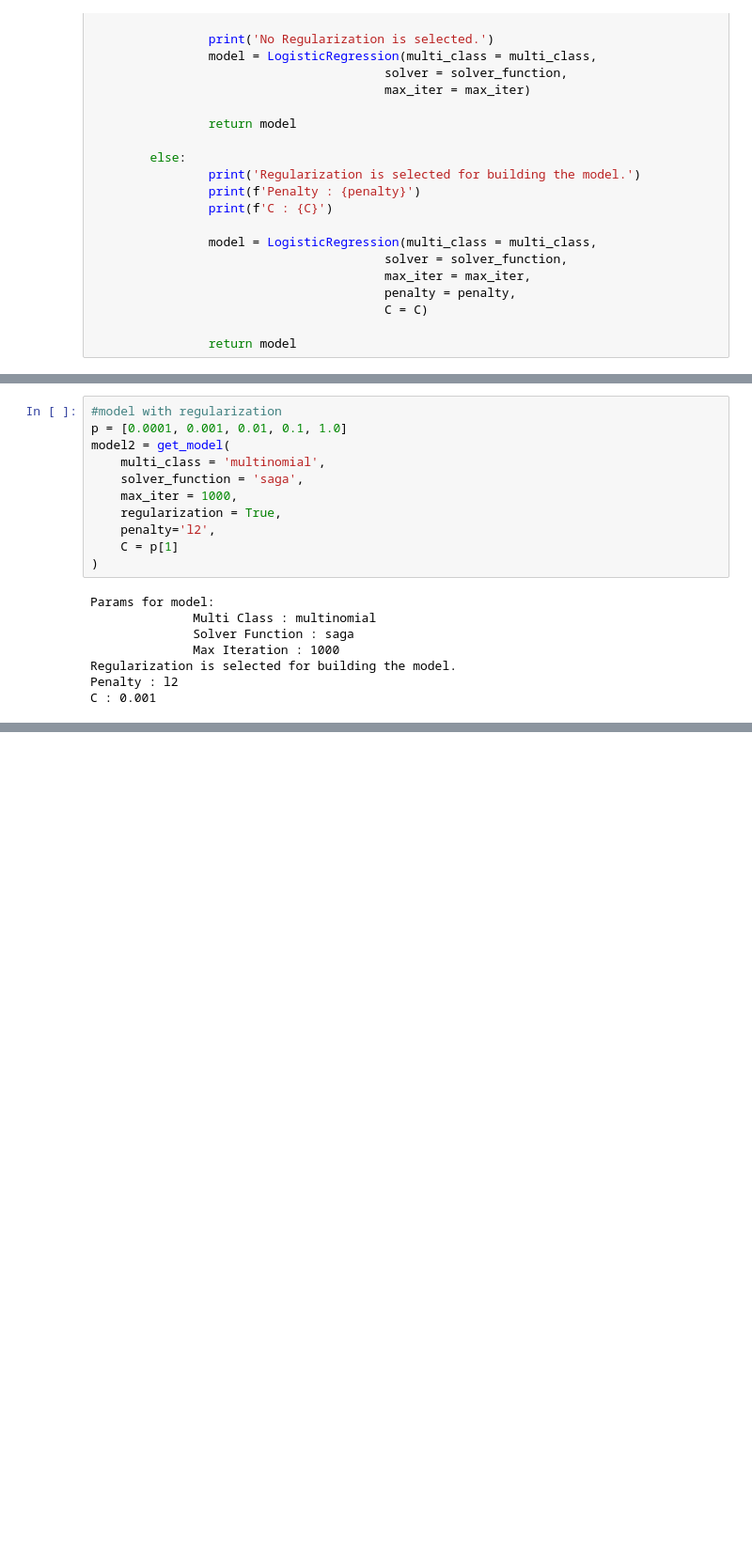
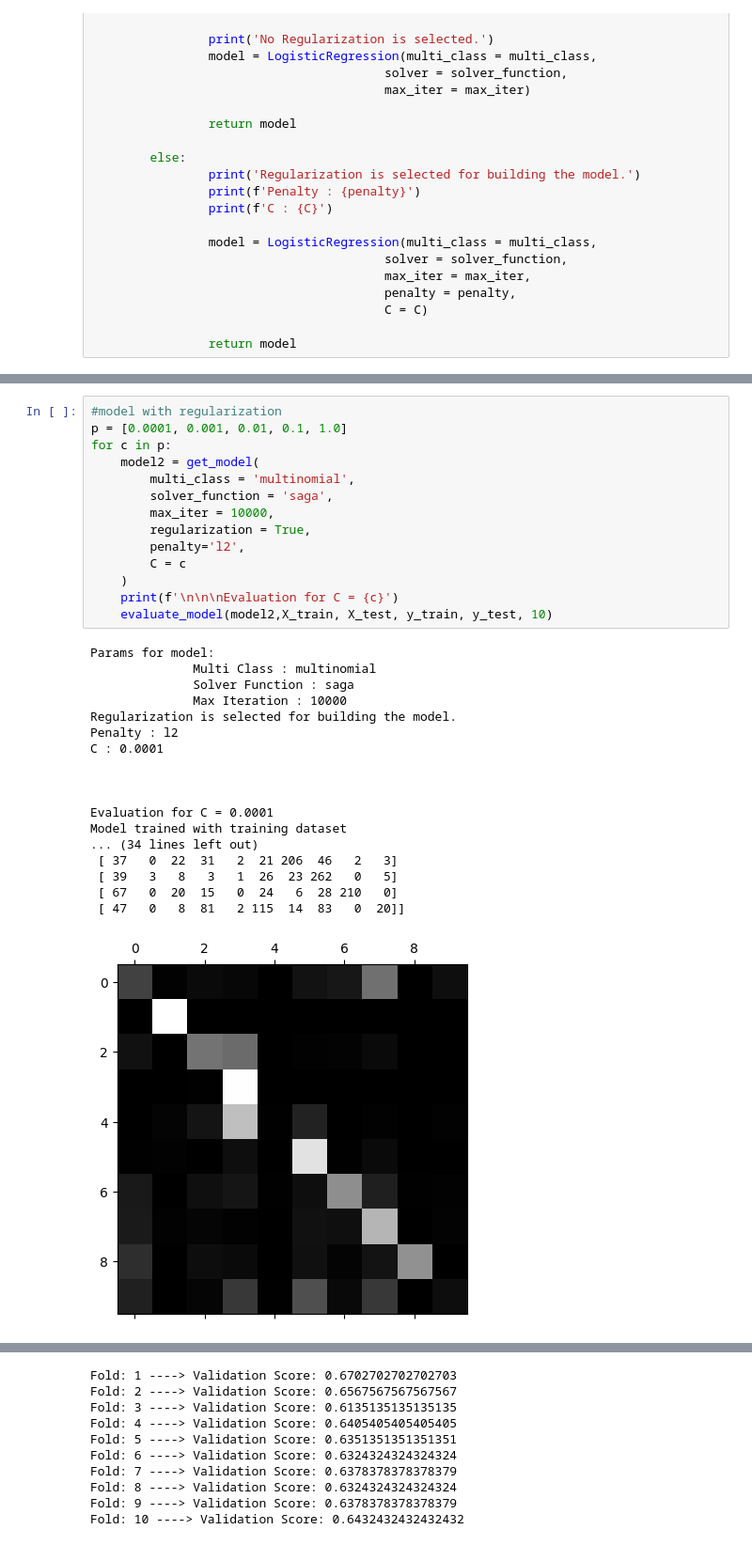
Before and after one commit to Biswadeep27/bits-mtech-aiml, a Jupyter notebook: 01-semester-1/ml/assignment-1/ml-assignment-1-draft.ipynb, the cells around one changed output, grey strips where cells are left out. Shown at 94% size. Saved outputs shown, nothing was run; the diff lists cells and outputs as text; blank space fills up the shorter version.

Commit message:
evaluation

```diff
--- a/01-semester-1/ml/assignment-1/ml-assignment-1-draft.ipynb
+++ b/01-semester-1/ml/assignment-1/ml-assignment-1-draft.ipynb
@@ -823,19 +908,33 @@ LogisticRegression(max_iter=1000, multi_class='multinomial')
 # %%
 #model with regularization
 p = [0.0001, 0.001, 0.01, 0.1, 1.0]
-model2 = get_model(
-    multi_class = 'multinomial',
-    solver_function = 'saga',
-    max_iter = 1000,
-    regularization = True,
-    penalty='l2',
-    C = p[1]
-)
+for c in p:
+    model2 = get_model(
+        multi_class = 'multinomial',
+        solver_function = 'saga',
+        max_iter = 10000,
+        regularization = True,
+        penalty='l2',
+        C = c
+    )
+    print(f'\n\n\nEvaluation for C = {c}')
+    evaluate_model(model2,X_train, X_test, y_train, y_test, 10)
 # %% [output]
 Params for model:
               Multi Class : multinomial
               Solver Function : saga
-              Max Iteration : 1000
+              Max Iteration : 10000
 Regularization is selected for building the model.
 Penalty : l2
-C : 0.001
+C : 0.0001
+
+
+
+Evaluation for C = 0.0001
+Model trained with training dataset
+... (34 lines left out)
+ [ 37   0  22  31   2  21 206  46   2   3]
+ [ 39   3   8   3   1  26  23 262   0   5]
+ [ 67   0  20  15   0  24   6  28 210   0]
+ [ 47   0   8  81   2 115  14  83   0  20]]
+[figure, added]
@@ -841,0 +1035,10 @@ C : 0.001
+Fold: 1 ----> Validation Score: 0.6702702702702703
+Fold: 2 ----> Validation Score: 0.6567567567567567
+Fold: 3 ----> Validation Score: 0.6135135135135135
+Fold: 4 ----> Validation Score: 0.6405405405405405
+Fold: 5 ----> Validation Score: 0.6351351351351351
+Fold: 6 ----> Validation Score: 0.6324324324324324
+Fold: 7 ----> Validation Score: 0.6378378378378379
+Fold: 8 ----> Validation Score: 0.6324324324324324
+Fold: 9 ----> Validation Score: 0.6378378378378379
+Fold: 10 ----> Validation Score: 0.6432432432432432
```
Also changed, not shown: parts of 9 cells of this notebook.
